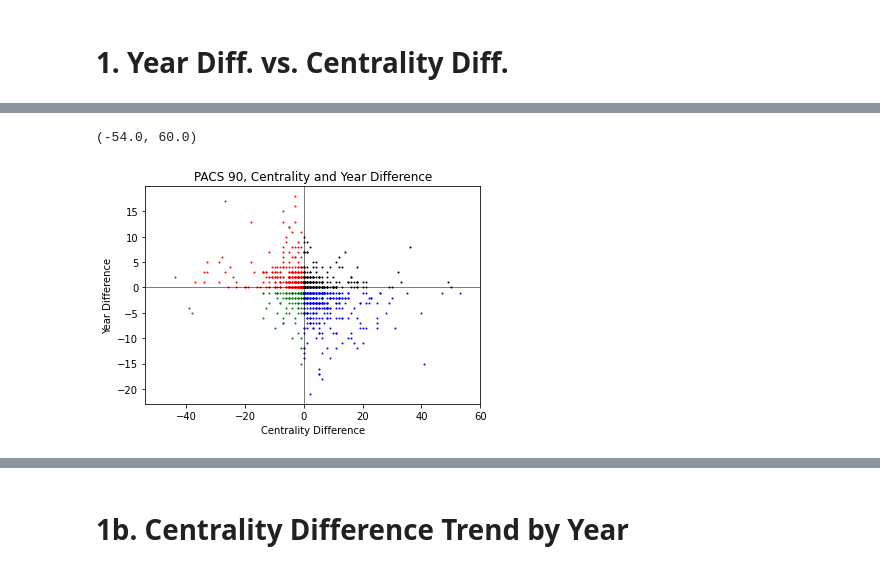
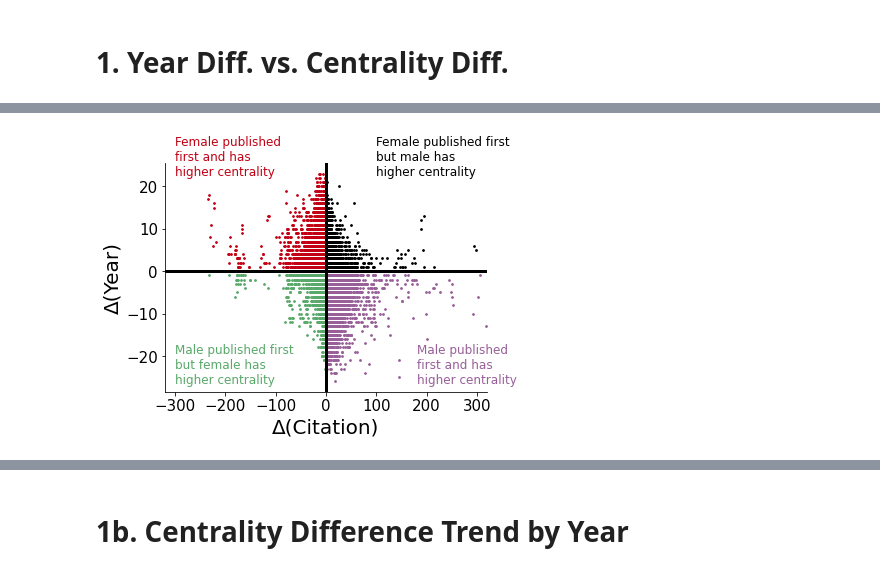
Before and after one commit to therobinkay/gender_bias_2021, a Jupyter notebook: Journal_Analysis_2_(GitHub).ipynb, the cells around one changed output, grey strips where cells are left out. Drawn from its saved outputs; the diff is of its cells as text; code cells hidden in the pictures.

```diff
--- a/Journal_Analysis_2_(GitHub).ipynb
+++ b/Journal_Analysis_2_(GitHub).ipynb
@@ -42,7 +137,7 @@ cb['pair2'] = "(" + cb["cited_doi"] + ", " + cb["citing_doi"] + ")"
 ############## SELECT DESIRED PACS (HOMOPHILY ONLY) ###############
 
 # homn = pd.read_csv("drive/My Drive/codes/hom0.csv")
-homn = pd.read_csv("drive/My Drive/codes/hom1.csv")
+# homn = pd.read_csv("drive/My Drive/codes/hom1.csv")
 # homn = pd.read_csv("drive/My Drive/codes/hom2.csv")
 # homn = pd.read_csv("drive/My Drive/codes/hom3.csv")
 # homn = pd.read_csv("drive/My Drive/codes/hom4.csv")
@@ -50,7 +145,7 @@ homn = pd.read_csv("drive/My Drive/codes/hom1.csv")
 # homn = pd.read_csv("drive/My Drive/codes/hom6.csv")
 # homn = pd.read_csv("drive/My Drive/codes/hom7.csv")
 # homn = pd.read_csv("drive/My Drive/codes/hom8.csv")
-# homn = pd.read_csv("drive/My Drive/codes/hom9.csv")
+homn = pd.read_csv("drive/My Drive/codes/hom9.csv")
 
 print(len(homn))
 homn.head()
@@ -138,5 +216,10 @@ hom_mf.head()
+# %%
+hom_mf = hom_mf.sort_values('qval').drop_duplicates(subset=['paper1', 'paper2'], keep='first')
+# print(len(hom_mf))
+# hom_mf.head()
 # %%
 # use p-values from the paper
-p = 0.002
+p = 0.006
 
 homp = hom_mf[hom_mf['qval'] < p].sort_values('countd').reset_index(drop=True)
+len(homp)/len(hom_mf)
@@ -142,0 +228,8 @@ homp = hom_mf[hom_mf['qval'] < p].sort_values('countd').reset_index(drop=True)
+# %%
+block12 = homp[homp['countd'] > 0]
+block34 = homp[homp['countd'] < 0]
+
+block1 = block12[block12['yeard'] > 0]
+block2 = block12[block12['yeard'] < 0]
+block3 = block34[block34['yeard'] < 0]
+block4 = block34[block34['yeard'] > 0]
@@ -143,27 +361,46 @@ homp = hom_mf[hom_mf['qval'] < p].sort_values('countd').reset_index(drop=True)
 # %%
 # build scatterplots
 
 # zeros are included for the graphic reasons - removed for analysis
 
-block13 = homp[homp['yeard'] >= 0]
-block24 = homp[homp['yeard'] < 0]
+# block12 = homp[homp['yeard'] >= 0]
+# block34 = homp[homp['yeard'] < 0]
 
-block1 = block13[block13['countd'] >= 0]
-block3 = block13[block13['countd'] < 0]
-block4 = block24[block24['countd'] >= 0]
-block2 = block24[block24['countd'] < 0]
+# block1 = block12[block12['countd'] >= 0]
+# block2 = block12[block12['countd'] < 0]
+# block4 = block34[block34['countd'] >= 0]
+# block3 = block34[block34['countd'] < 0]
 
-plt.title("PACS 90, Centrality and Year Difference")
-plt.scatter(block1.countd, block1.yeard, s=1, c='black')
-plt.scatter(block2.countd, block2.yeard, s=1, c='g')
-plt.scatter(block3.countd, block3.yeard, s=1, c='r')
-plt.scatter(block4.countd, block4.yeard, s=1, c='b')
-plt.axhline(y=0, linewidth=0.5, c='k')
-plt.axvline(x=0, linewidth=0.5, c='k')
-plt.xlabel("Centrality Difference")
-plt.ylabel("Year Difference")
-plt.xlim(xmax=60)
+fig, ax = plt.subplots(figsize=(6,4.5))
+right_side = ax.spines["right"]
+top_side = ax.spines["top"]
+right_side.set_visible(False)
+top_side.set_visible(False)
+
+# plt.title("PACS 00, Centrality and Year Difference")
+plt.scatter(block1.countd, block1.yeard, s=3, c='#000000')
+plt.scatter(block2.countd, block2.yeard, s=3, c='#c20114')
+plt.scatter(block3.countd, block3.yeard, s=3, c='#59a96a')
+plt.scatter(block4.countd, block4.yeard, s=3, c='#985f99')
+plt.axhline(y=0, linewidth=0.5, c='k', lw=3)
+plt.axvline(x=0, linewidth=0.5, c='k', lw=3)
+plt.xlabel("\u0394(Citation)", fontsize=20)
+plt.ylabel("\u0394(Year)", fontsize=20)
+plt.xlim(xmin=-320, xmax=320)
 # plt.xlim(xmin=-100)
+
+t1 = ("Female published first \nbut male has \nhigher centrality")
+t2 = ("Female published \nfirst and has \nhigher centrality")
+t3 = ("Male published first \nbut female has \nhigher centrality")
+t4 = ("Male published \nfirst and has \nhigher centrality")
+plt.text(100, 23, t1, ha='left', rotation=0, wrap=True,fontsize=12, color='#000000')
+plt.text(-300, 23, t2, ha='left', rotation=0, wrap=True,fontsize=12, color='#c20114')
+plt.text(-300, -26, t3, ha='left', rotation=0, wrap=True,fontsize=12, color='#59a96a')
+plt.text(180, -26, t4, ha='left', rotation=0, wrap=True,fontsize=12, color='#985f99')
+
+plt.xticks(fontsize=15)
+plt.yticks(fontsize=15)
+plt.tight_layout()
+fig.savefig("drive/My Drive/codes/scatter.pdf")
 # %% [output]
-(-54.0, 60.0)
-[figure, old version]
+[figure, new version]
```
Also changed, not shown: parts of 95 cells of this notebook.
